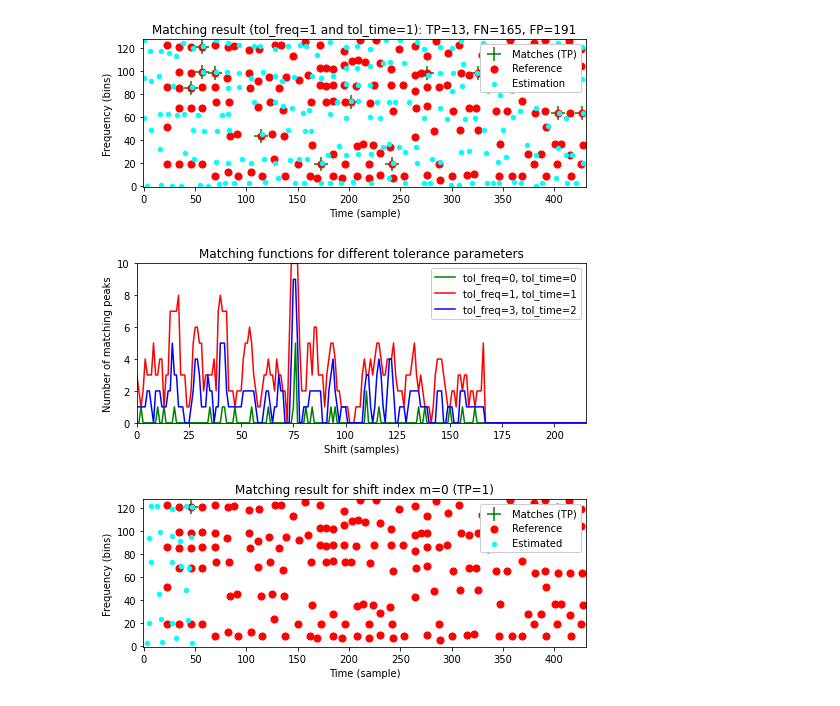
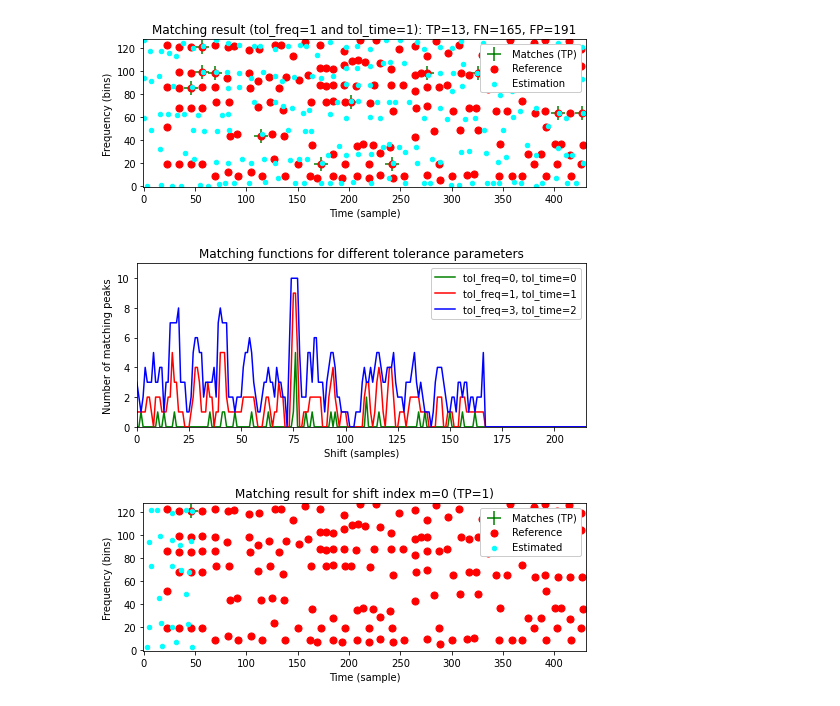
Before and after one commit to oyd11/music_match_libfmp, a Jupyter notebook: C7S1_AudioIdentification_kobic.ipynb, the cells around one changed output. Saved outputs shown, nothing was run; the diff lists cells and outputs as text; code cells hidden in the pictures.

```diff
--- a/C7S1_AudioIdentification_kobic.ipynb
+++ b/C7S1_AudioIdentification_kobic.ipynb
@@ -309,36 +309,36 @@ def compute_matching_function(C_D, C_Q, tol_freq=1, tol_time=1):
         Delta[m] = TP
     shift_max = np.argmax(Delta)
     return Delta, shift_max
 
 dist_freq = 11
 dist_time = 5
 
 fn_wav_D = fdialog.selected
 Y_D = compute_spectrogram(fn_wav_D, duration=seconds_limit)
 Cmap_D = compute_constellation_map(Y_D, dist_freq, dist_time)
 
 fn_wav_Q = '/home/kobi/tmpMusic/phoneSpeakerInRoom/crazy.mp3'
 
 Y_Q = compute_spectrogram(fn_wav_Q, duration=seconds_limit)
 Y_Q = Y_Q[:, 100:150]
 Cmap_Q = compute_constellation_map(Y_Q, dist_freq, dist_time)
 
 Delta_0, shift_max_0 = compute_matching_function(Cmap_D, Cmap_Q, tol_freq=0, tol_time=0)
-Delta_1, shift_max_1 = compute_matching_function(Cmap_D, Cmap_Q, tol_freq=2, tol_time=1)
-Delta_2, shift_max_2 = compute_matching_function(Cmap_D, Cmap_Q, tol_freq=1, tol_time=2)
+Delta_1, shift_max_1 = compute_matching_function(Cmap_D, Cmap_Q, tol_freq=1, tol_time=1)
+Delta_2, shift_max_2 = compute_matching_function(Cmap_D, Cmap_Q, tol_freq=2, tol_time=2)
 
 y_max = Delta_2[shift_max_2] + 1
 fig, ax, line = libfmp.b.plot_signal(Delta_0, ylim=[0, y_max], color='g',
                                      xlabel='Shift (samples)', ylabel='Number of matching peaks',
                                      figsize=(7, 3))
 plt.title('Matching functions for different tolerance parameters')
 ax.plot(Delta_1, color='r')
 ax.plot(Delta_2, color='b')
 plt.legend(['tol_freq=0, tol_time=0', 'tol_freq=1, tol_time=1',
             'tol_freq=3, tol_time=2'], loc='upper right', framealpha=1)
 plt.show()
 # %% [output]
-[figure, old version]
+[figure, new version]
 # %%
 
 def plot_shifted_Cmap(Cmap_D, Cmap_Q, shift=0):
```
Also changed, not shown: parts of 1 cell of this notebook, 11 other files.
